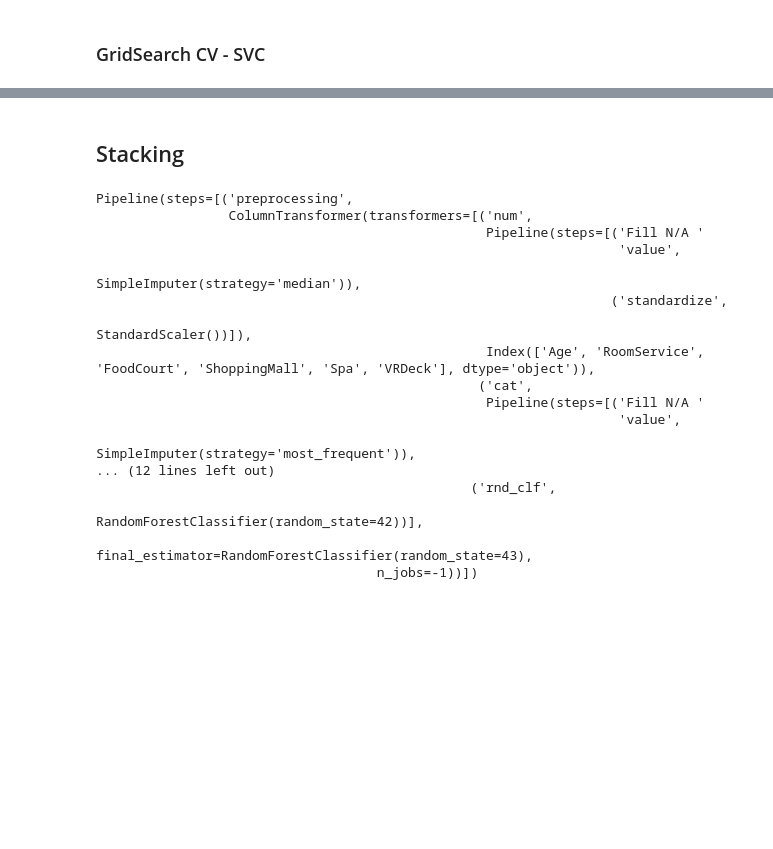
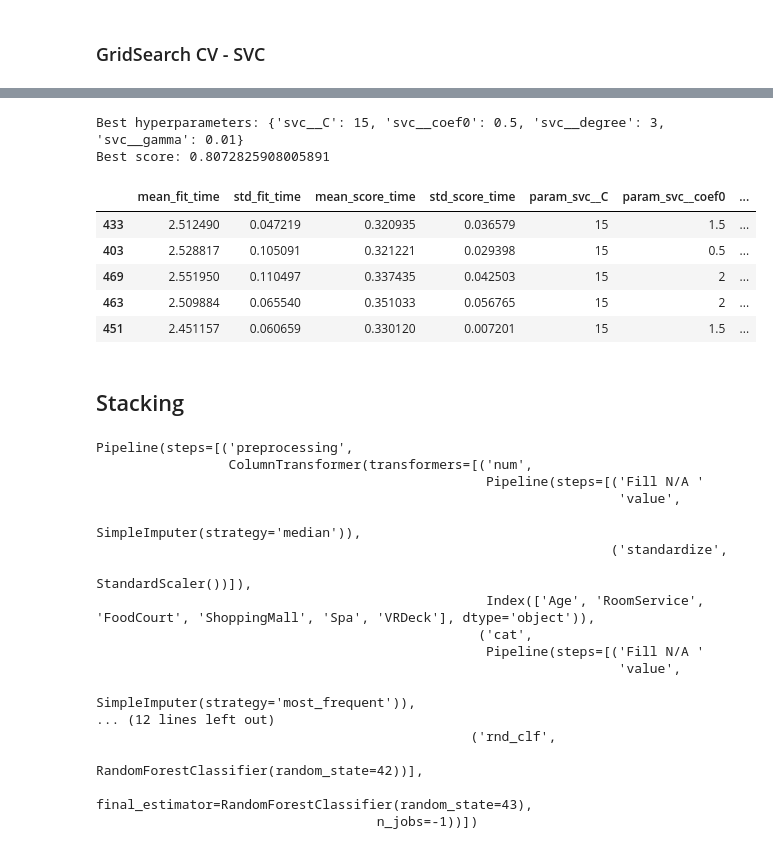
Before and after one commit to ericlau1987/spaceship_titanic, a Jupyter notebook: src/01_data_preparing.ipynb, the cells around one changed output, grey strips where cells are left out. Drawn from its saved outputs; the diff is of its cells as text; code cells hidden in the pictures; blank space fills up the shorter version.

```diff
--- a/src/01_data_preparing.ipynb
+++ b/src/01_data_preparing.ipynb
@@ -245,0 +244,18 @@ cv_res.head()
+# %%
+full_pipeline = Pipeline([
+    ("preprocessing", preprocessing),
+    ("svc", SVC(kernel="rbf", probability=True, random_state=42))
+])
+
+param_grid = [
+    {
+    'svc__gamma': [0.005, 0.01, 0.5, 0.8, 1, 1.5],
+    'svc__C': [1, 3, 5, 10, 15],
+    'svc__coef0': [0.5, 1, 1.5, 2],
+    'svc__degree': [3, 5]
+    }
+]
+grid_search_svc = GridSearchCV(full_pipeline, param_grid, cv=3,
+                           scoring="f1", #"roc_auc",
+                           n_jobs=-1)
+grid_search_svc.fit(X_train, y_train)
@@ -246,3 +280,20 @@ cv_res.head()
+# %%
+print('Best hyperparameters:', grid_search_svc.best_params_)
+print('Best score:', grid_search_svc.best_score_)
+# %% [output]
+Best hyperparameters: {'svc__C': 15, 'svc__coef0': 0.5, 'svc__degree': 3, 'svc__gamma': 0.01}
+Best score: 0.8072825908005891
+# %%
+cv_res = pd.DataFrame(grid_search_svc.cv_results_)
+cv_res.sort_values(by='mean_test_score', ascending=False, inplace=True)
+cv_res.head()
+# %% [output]
+|  | mean_fit_time | std_fit_time | mean_score_time | std_score_time | param_svc__C | param_svc__coef0 | ... |
+| 433 | 2.512490 | 0.047219 | 0.320935 | 0.036579 | 15 | 1.5 | ... |
+| 403 | 2.528817 | 0.105091 | 0.321221 | 0.029398 | 15 | 0.5 | ... |
+| 469 | 2.551950 | 0.110497 | 0.337435 | 0.042503 | 15 | 2 | ... |
+| 463 | 2.509884 | 0.065540 | 0.351033 | 0.056765 | 15 | 2 | ... |
+| 451 | 2.451157 | 0.060659 | 0.330120 | 0.007201 | 15 | 1.5 | ... |
 # %% [markdown]
 ## Stacking
 # %%
```
Also changed, not shown: parts of 15 cells of this notebook.
